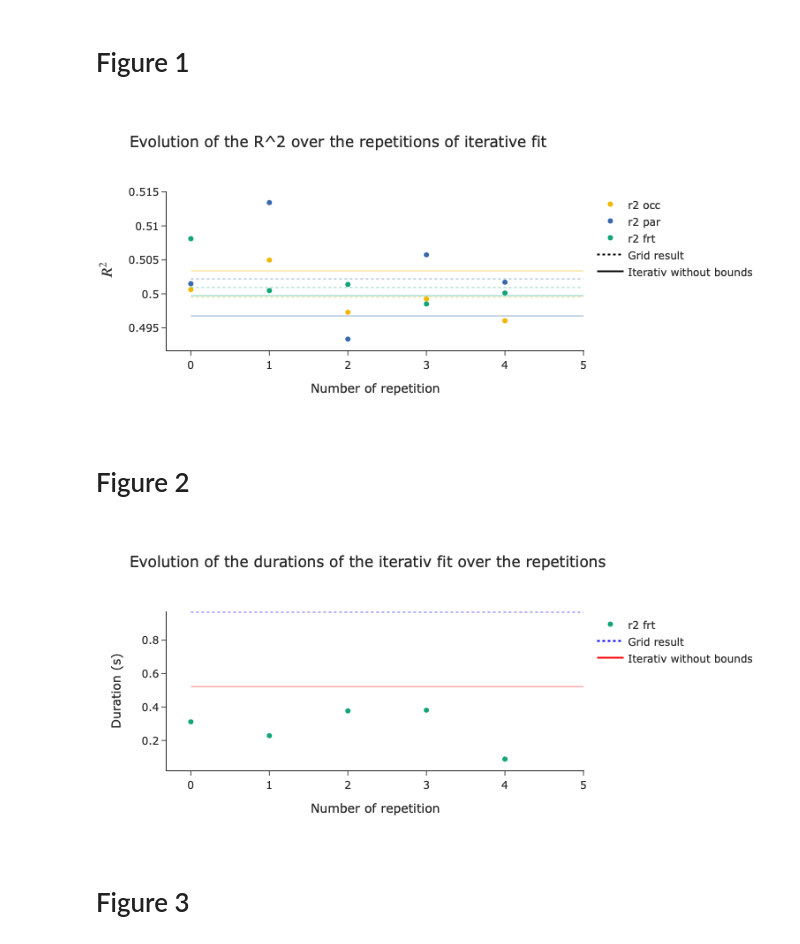
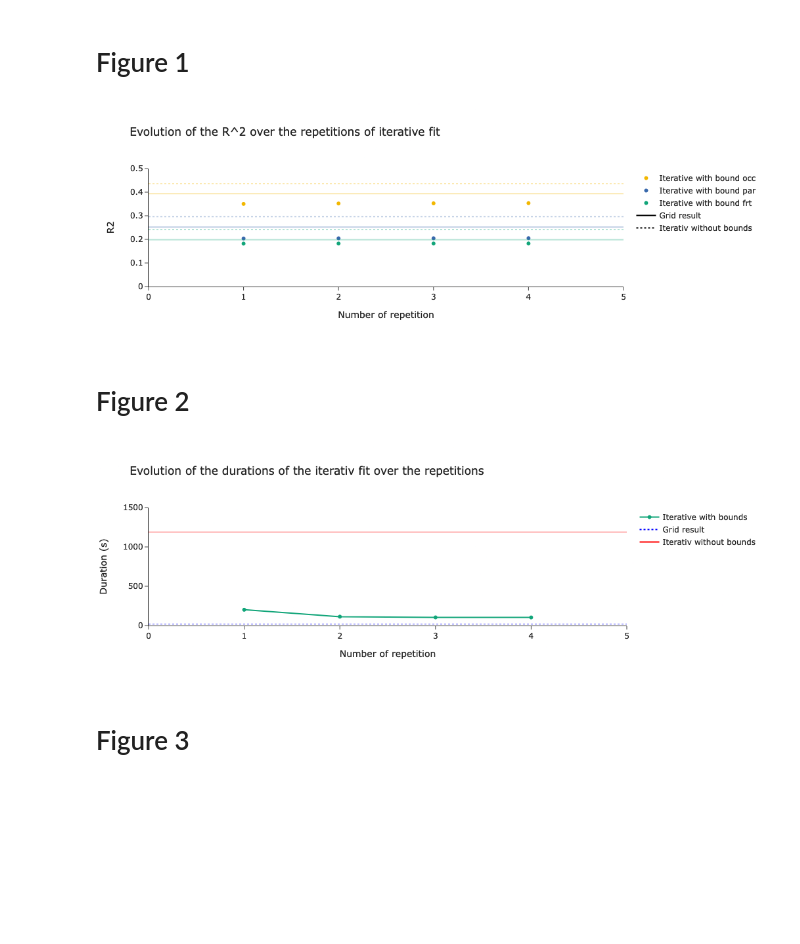
Before and after one commit to mszinte/RetinoMaps, a Jupyter notebook: analysis_code/postproc/prf/fit/plots.ipynb, the cells around one changed output. Drawn from its saved outputs; the diff is of its cells as text; code cells hidden in the pictures; blank space fills up the shorter version.

Commit message:
codes for test prf

```diff
--- a/analysis_code/postproc/prf/fit/plots.ipynb
+++ b/analysis_code/postproc/prf/fit/plots.ipynb
@@ -49,3 +41,14 @@ importlib.reload(cortex)
+# %%
+# load arrays
+gauss_fit_mat_repeat = np.load(file='{}/{}_gauss_fit_mat_repeat.npy'.format(
+    prf_fit_test_dir, subject))
+gauss_pred_mat_repeat = np.load(file='{}/{}_gauss_pred_mat_repeat.npy'.format(
+    prf_fit_test_dir, subject))
+gauss_duration_repeat = np.load(file='{}/{}_gauss_duration_repeat.npy'.format(
+    prf_fit_test_dir, subject))
+
+# Load fsnative data
+data_img_fsnative, data_fsnative = load_surface(input_fn_fsnative)
 # %%
 roi_verts = cortex.get_roi_verts(subject=subject,
                                  roi=rois,
@@ -56,60 +72,72 @@ no_bd = 1
+# %%
+roi = 'occ'
+df_roi = gauss_fit_mat_repeat[vert_mask[roi][0]:vert_mask[roi][1]:,:,:]
+
+r2_mean = df_roi[:,-1,2:]
+r2_mean =np.mean(df_roi[:,-1,2:],axis=0)
+r2_grid_mean = np.mean(df_roi[:,-1,grid_place])
+r2_bd_mean = np.mean(df_roi[:,-1,no_bd])
 # %% [markdown]
 # Figure 1
 # %%
-
 fig = go.Figure()
 colors =['rgb(242, 183, 1)','rgb(57, 105, 172)','rgb(17, 165, 121)','rgb(127, 60, 141)']
 for i , roi in enumerate(rois) :
     # select roi data
-    df_roi = gauss_fit_mat_repeat[roi_verts[roi],:,:]
+    df_roi = gauss_fit_mat_repeat[vert_mask[roi][0]:vert_mask[roi][1]:,:,:]
 
     r2_mean =np.mean(df_roi[:,-1,2:],axis=0)
     r2_grid_mean = np.mean(df_roi[:,-1,grid_place])
     r2_bd_mean = np.mean(df_roi[:,-1,no_bd])
 
-
     # plot R2 roi
     fig.add_trace(go.Scatter(
+        x=np.arange(0,n_repeat,1)+1,
         y=r2_mean,
         mode='markers',
-        name='r2 {}'.format(roi),
+        name='Iterative with bound {}'.format(roi),
         line_color=colors[i],
         showlegend=True))
 
     # plot r2 without bound
     fig.add_shape(
         type='line',
-        x0=0, y0=r2_bd_mean, x1=n_repeat, y1=r2_bd_mean,
+        x0=0, y0=r2_bd_mean, x1=n_repeat+1, y1=r2_bd_mean,
         line=dict(color=colors[i], width=2, dash='dot'),
         name='R2 without bound')
 
     # plot r2 grid
     fig.add_shape(
         type='line',
-        x0=0, y0=r2_grid_mean, x1=n_repeat, y1=r2_grid_mean,
+        x0=0, y0=r2_grid_mean, x1=n_repeat+1, y1=r2_grid_mean,
         line=dict(color=colors[i], width=2, dash='solid'),
         name='R2 grid')
 
 # for the legend
 fig.add_trace(go.Scatter(x=[None],
                           y=[None],
                           mode='lines',
-                          line=dict(color='black', width=2, dash='dot'),
+                          line=dict(color='black', width=2, dash='solid'),
                           name='Grid result'))
 
 fig.add_trace(go.Scatter(x=[None],
                           y=[None],
                           mode='lines',
-                          line=dict(color='black', width=2, dash='solid'),
+                          line=dict(color='black', width=2, dash='dot'),
                           name='Iterativ without bounds'))
 
 fig.update_layout(template='simple_white',
                   title = 'Evolution of the R^2 over the repetitions of iterative fit',
                   xaxis_title = 'Number of repetition',
-                  yaxis_title = '$R^2$')
+                  yaxis_title = 'R2'
+                 )
+
+fig.update_xaxes(range=[0,n_repeat+1])
+fig.update_yaxes(range=[0,.5])
+
 fig.show()
 # %% [output]
-[figure, old version]
+[figure, new version]
 # %% [markdown]
 # Figure 2
 # %%
@@ -117,23 +145,24 @@ fig2 = go.Figure()
 
 # plot duration iterativ repeat
 fig2.add_trace(go.Scatter(
-    y=duration_repeat[2:],
-    mode='markers',
-    name='r2 {}'.format(roi),
+    x=np.arange(0,n_repeat,1)+1,
+    y=gauss_duration_repeat[2:],
+    mode='markers+lines',
+    name='Iterative with bounds',
     line_color=colors[i],
     showlegend=True))
 
 # plot duration grid
 fig2.add_shape(
     type='line',
-    x0=0, y0=duration_repeat[0], x1=n_repeat, y1=duration_repeat[grid_place],
+    x0=0, y0=gauss_duration_repeat[0], x1=n_repeat+1, y1=gauss_duration_repeat[grid_place],
     line=dict(color='blue', width=2, dash='dot'),
     name='grid')
 
 # plot duration iterativ without bouns
 fig2.add_shape(
     type='line',
-    x0=0, y0=duration_repeat[1], x1=n_repeat, y1=duration_repeat[no_bd],
+    x0=0, y0=gauss_duration_repeat[1], x1=n_repeat+1, y1=gauss_duration_repeat[no_bd],
     line=dict(color='red', width=2, dash='solid'),
     name='without bouns')
 
@@ -150,17 +179,15 @@ fig2.add_trace(go.Scatter(x=[None],
                           line=dict(color='red', width=2, dash='solid'),
                           name='Iterativ without bounds'))
 
-
 fig2.update_layout(template='simple_white',
                   title = 'Evolution of the durations of the iterativ fit over the repetitions',
                   xaxis_title = 'Number of repetition',
                   yaxis_title = 'Duration (s)')
-
-
-
+fig2.update_xaxes(range=[0,n_repeat+1])
+fig2.update_yaxes(range=[0,1500])
 
 fig2.show()
 # %% [output]
-[figure, old version]
+[figure, new version]
 # %% [markdown]
 # Figure 3
```
Also changed, not shown: parts of 10 cells of this notebook, 2 other files.
